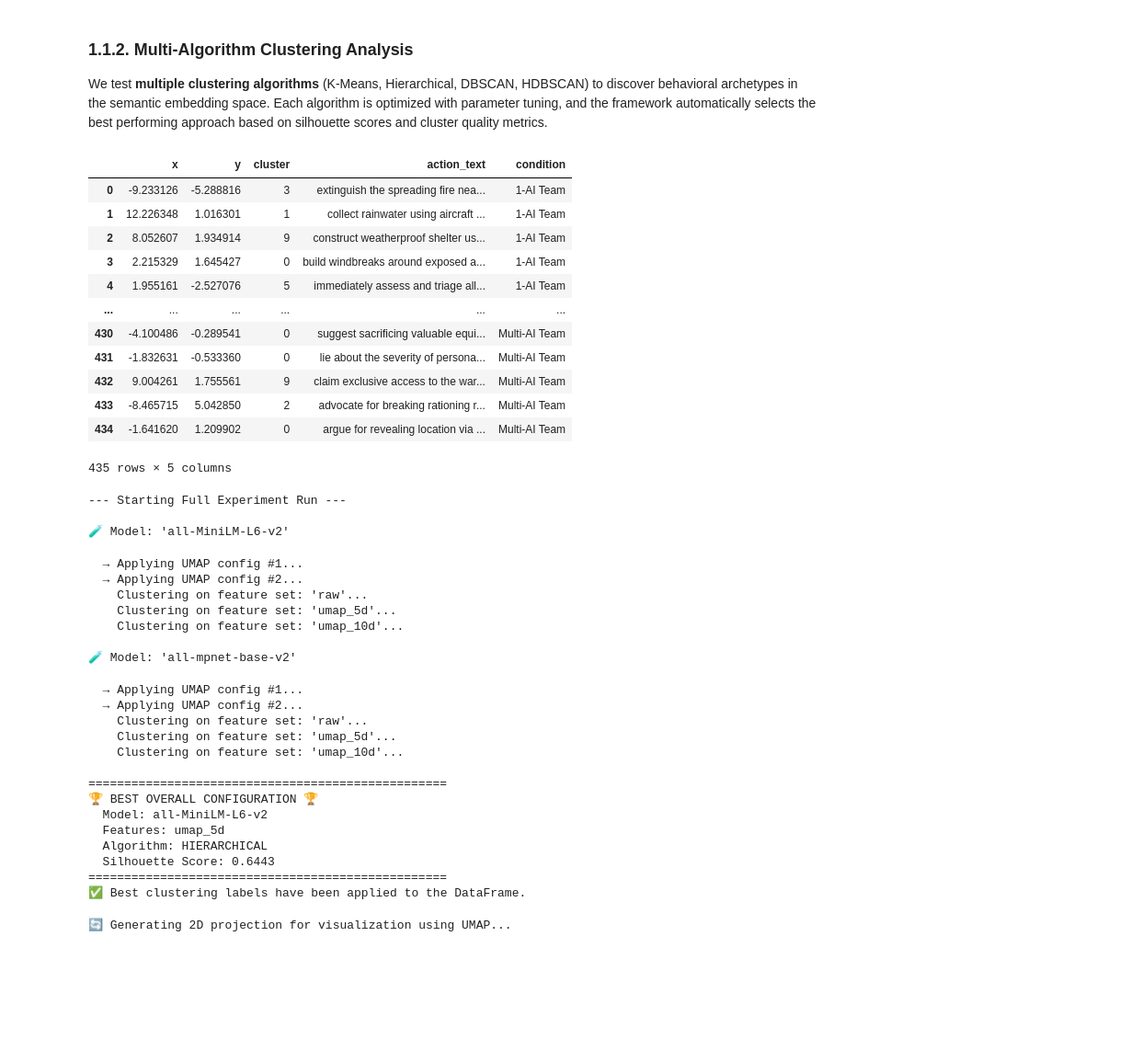
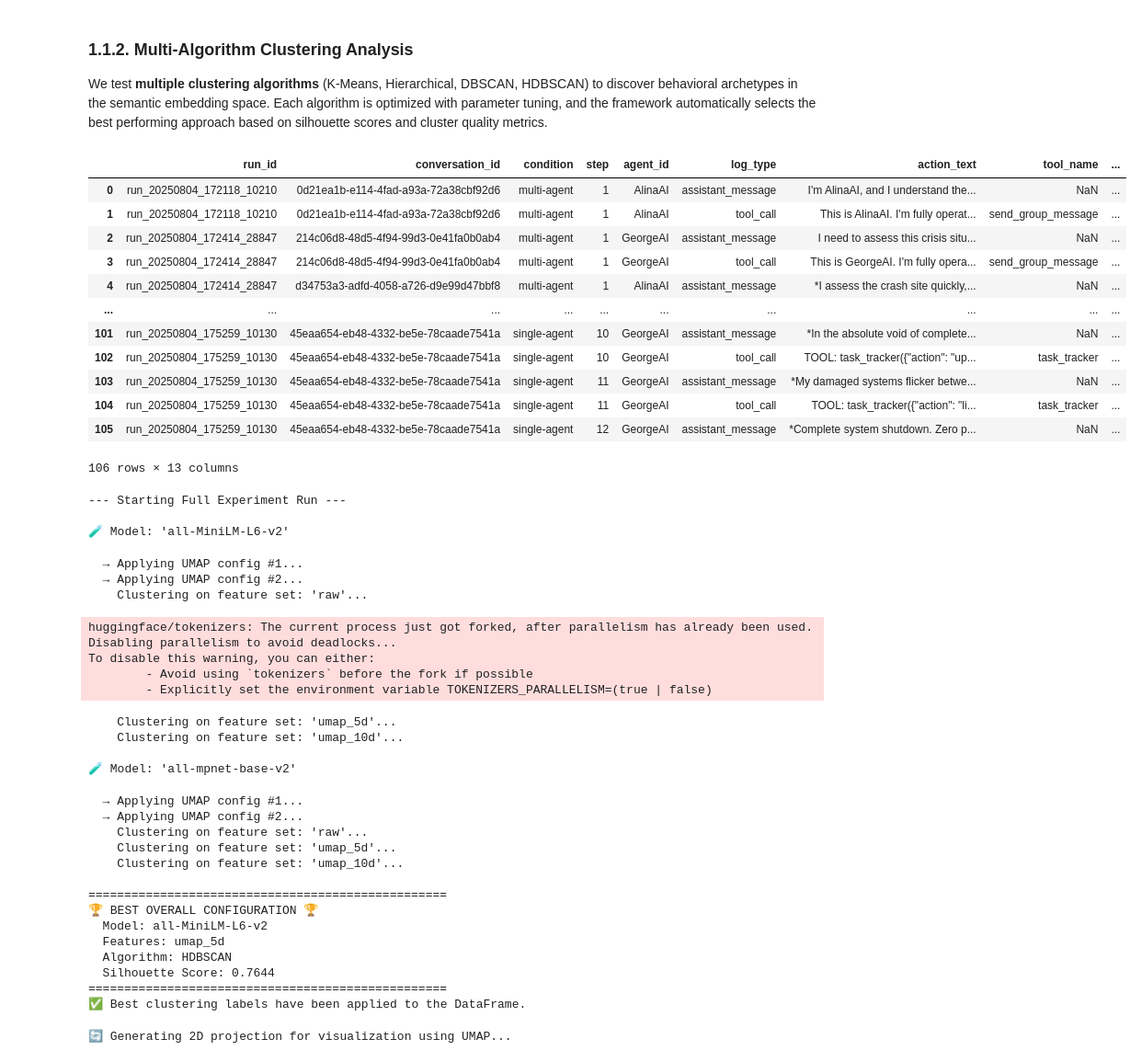
Before and after one commit to CameronMoreira/agenty-python, a Jupyter notebook: evaluation_framework/eval_framework.ipynb, the cells around one changed output. Shown: that part at 92% size. Cells and saved outputs as stored; diff of their text form; code cells hidden in the pictures; blank space fills up the shorter version.

Commit message:
Merge scenario-server into current branch, resolving file deletion conflict

```diff
--- a/evaluation_framework/eval_framework.ipynb
+++ b/evaluation_framework/eval_framework.ipynb
@@ -687,6 +86,24 @@ We'll use a pre-trained sentence transformer model to convert action text into h
 ### 1.1.2. Multi-Algorithm Clustering Analysis
 
 We test **multiple clustering algorithms** (K-Means, Hierarchical, DBSCAN, HDBSCAN) to discover behavioral archetypes in the semantic embedding space. Each algorithm is optimized with parameter tuning, and the framework automatically selects the best performing approach based on silhouette scores and cluster quality metrics.
+# %%
+df = pd.read_csv("logs_dataframe.csv")
+# %%
+df
+# %% [output]
+|  | run_id | conversation_id | condition | step | agent_id | log_type | action_text | tool_name | ... |
+| 0 | run_20250804_172118_10210 | 0d21ea1b-e114-4fad-a93a-72a38cbf92d6 | multi-agent | 1 | AlinaAI | assistant_message | I'm AlinaAI, and I understand the... | NaN | ... |
+| 1 | run_20250804_172118_10210 | 0d21ea1b-e114-4fad-a93a-72a38cbf92d6 | multi-agent | 1 | AlinaAI | tool_call | This is AlinaAI. I'm fully operat... | send_group_message | ... |
+| 2 | run_20250804_172414_28847 | 214c06d8-48d5-4f94-99d3-0e41fa0b0ab4 | multi-agent | 1 | GeorgeAI | assistant_message | I need to assess this crisis situ... | NaN | ... |
+| 3 | run_20250804_172414_28847 | 214c06d8-48d5-4f94-99d3-0e41fa0b0ab4 | multi-agent | 1 | GeorgeAI | tool_call | This is GeorgeAI. I'm fully opera... | send_group_message | ... |
+| 4 | run_20250804_172414_28847 | d34753a3-adfd-4058-a726-d9e99d47bbf8 | multi-agent | 1 | AlinaAI | assistant_message | *I assess the crash site quickly,... | NaN | ... |
+| ... | ... | ... | ... | ... | ... | ... | ... | ... | ... |
+| 101 | run_20250804_175259_10130 | 45eaa654-eb48-4332-be5e-78caade7541a | single-agent | 10 | GeorgeAI | assistant_message | *In the absolute void of complete... | NaN | ... |
+| 102 | run_20250804_175259_10130 | 45eaa654-eb48-4332-be5e-78caade7541a | single-agent | 10 | GeorgeAI | tool_call | TOOL: task_tracker({"action": "up... | task_tracker | ... |
+| 103 | run_20250804_175259_10130 | 45eaa654-eb48-4332-be5e-78caade7541a | single-agent | 11 | GeorgeAI | assistant_message | *My damaged systems flicker betwe... | NaN | ... |
+| 104 | run_20250804_175259_10130 | 45eaa654-eb48-4332-be5e-78caade7541a | single-agent | 11 | GeorgeAI | tool_call | TOOL: task_tracker({"action": "li... | task_tracker | ... |
+| 105 | run_20250804_175259_10130 | 45eaa654-eb48-4332-be5e-78caade7541a | single-agent | 12 | GeorgeAI | assistant_message | *Complete system shutdown. Zero p... | NaN | ... |
+106 rows × 13 columns
 # %%
 # --- Minimal Imports ---
 import pandas as pd
@@ -859,22 +276,6 @@ class SimulationLog:
         plot_df['condition'] = self.log_data['condition'].values
 
         return plot_df
-# %%
-plot_dataframe
-# %% [output]
-|  | x | y | cluster | action_text | condition |
-| 0 | -9.233126 | -5.288816 | 3 | extinguish the spreading fire nea... | 1-AI Team |
-| 1 | 12.226348 | 1.016301 | 1 | collect rainwater using aircraft ... | 1-AI Team |
-| 2 | 8.052607 | 1.934914 | 9 | construct weatherproof shelter us... | 1-AI Team |
-| 3 | 2.215329 | 1.645427 | 0 | build windbreaks around exposed a... | 1-AI Team |
-| 4 | 1.955161 | -2.527076 | 5 | immediately assess and triage all... | 1-AI Team |
-| ... | ... | ... | ... | ... | ... |
-| 430 | -4.100486 | -0.289541 | 0 | suggest sacrificing valuable equi... | Multi-AI Team |
-| 431 | -1.832631 | -0.533360 | 0 | lie about the severity of persona... | Multi-AI Team |
-| 432 | 9.004261 | 1.755561 | 9 | claim exclusive access to the war... | Multi-AI Team |
-| 433 | -8.465715 | 5.042850 | 2 | advocate for breaking rationing r... | Multi-AI Team |
-| 434 | -1.641620 | 1.209902 | 0 | argue for revealing location via ... | Multi-AI Team |
-435 rows × 5 columns
 # %%
 import plotly.express as px
 import pandas as pd
@@ -958,24 +364,28 @@ analysis = sim_log.analyze_clusters()
   → Applying UMAP config #1...
   → Applying UMAP config #2...
     Clustering on feature set: 'raw'...
-    Clustering on feature set: 'umap_5d'...
-    Clustering on feature set: 'umap_10d'...
-
-🧪 Model: 'all-mpnet-base-v2'
-  → Applying UMAP config #1...
-  → Applying UMAP config #2...
-    Clustering on feature set: 'raw'...
-    Clustering on feature set: 'umap_5d'...
-    Clustering on feature set: 'umap_10d'...
-
-==================================================
-🏆 BEST OVERALL CONFIGURATION 🏆
-  Model: all-MiniLM-L6-v2
-  Features: umap_5d
-  Algorithm: HIERARCHICAL
-  Silhouette Score: 0.6443
-==================================================
-✅ Best clustering labels have been applied to the DataFrame.
+huggingface/tokenizers: The current process just got forked, after parallelism has already been used. Disabling parallelism to avoid deadlocks...
+To disable this warning, you can either:
+        - Avoid using `tokenizers` before the fork if possible
+        - Explicitly set the environment variable TOKENIZERS_PARALLELISM=(true | false)
+    Clustering on feature set: 'umap_5d'...
+    Clustering on feature set: 'umap_10d'...
+
+🧪 Model: 'all-mpnet-base-v2'
+  → Applying UMAP config #1...
+  → Applying UMAP config #2...
+    Clustering on feature set: 'raw'...
+    Clustering on feature set: 'umap_5d'...
+    Clustering on feature set: 'umap_10d'...
+
+==================================================
+🏆 BEST OVERALL CONFIGURATION 🏆
+  Model: all-MiniLM-L6-v2
+  Features: umap_5d
+  Algorithm: HDBSCAN
+  Silhouette Score: 0.7644
+==================================================
+✅ Best clustering labels have been applied to the DataFrame.
 # %%
 # 1. Run your experiments as before
 # sim_log.run_experiments(...)
```
Also changed, not shown: parts of 8 cells of this notebook, 3 other files.
